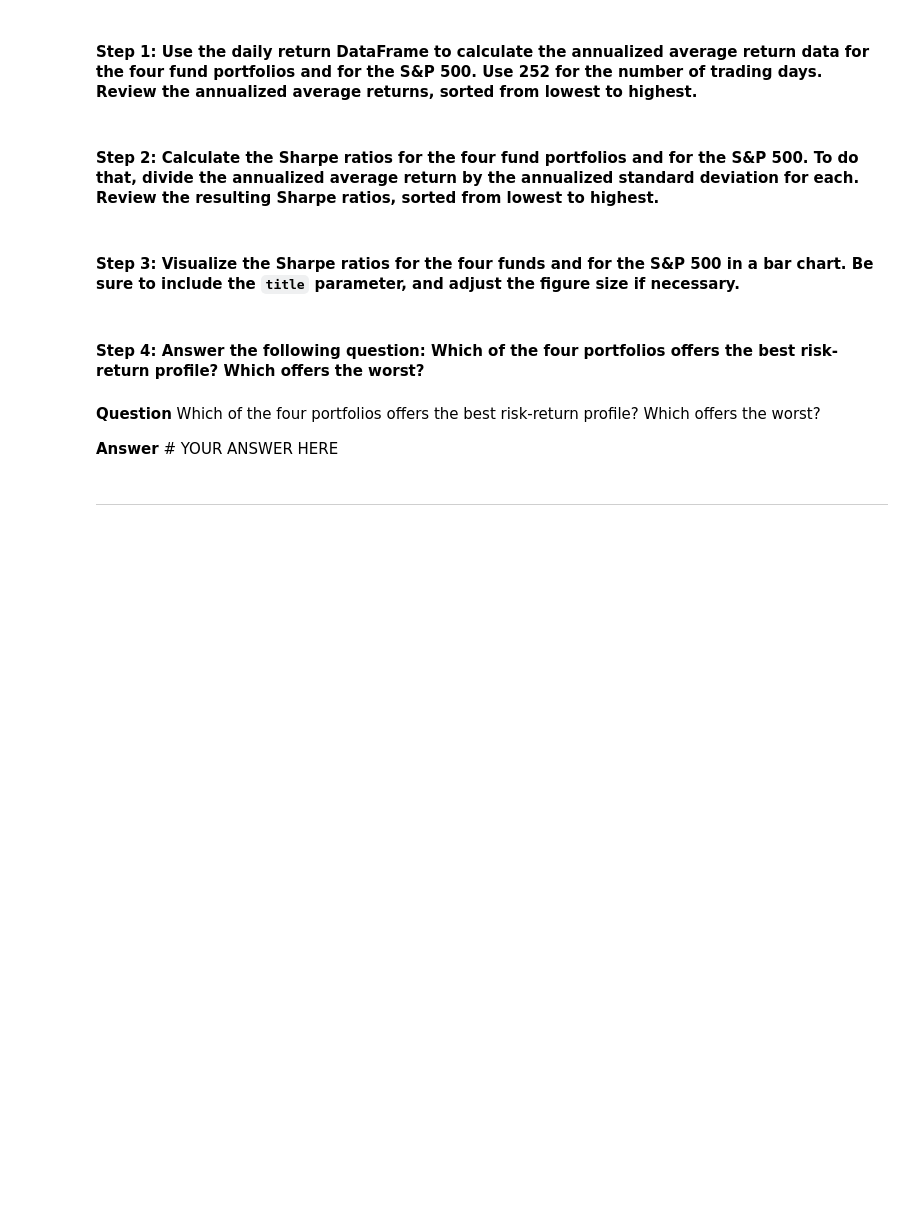
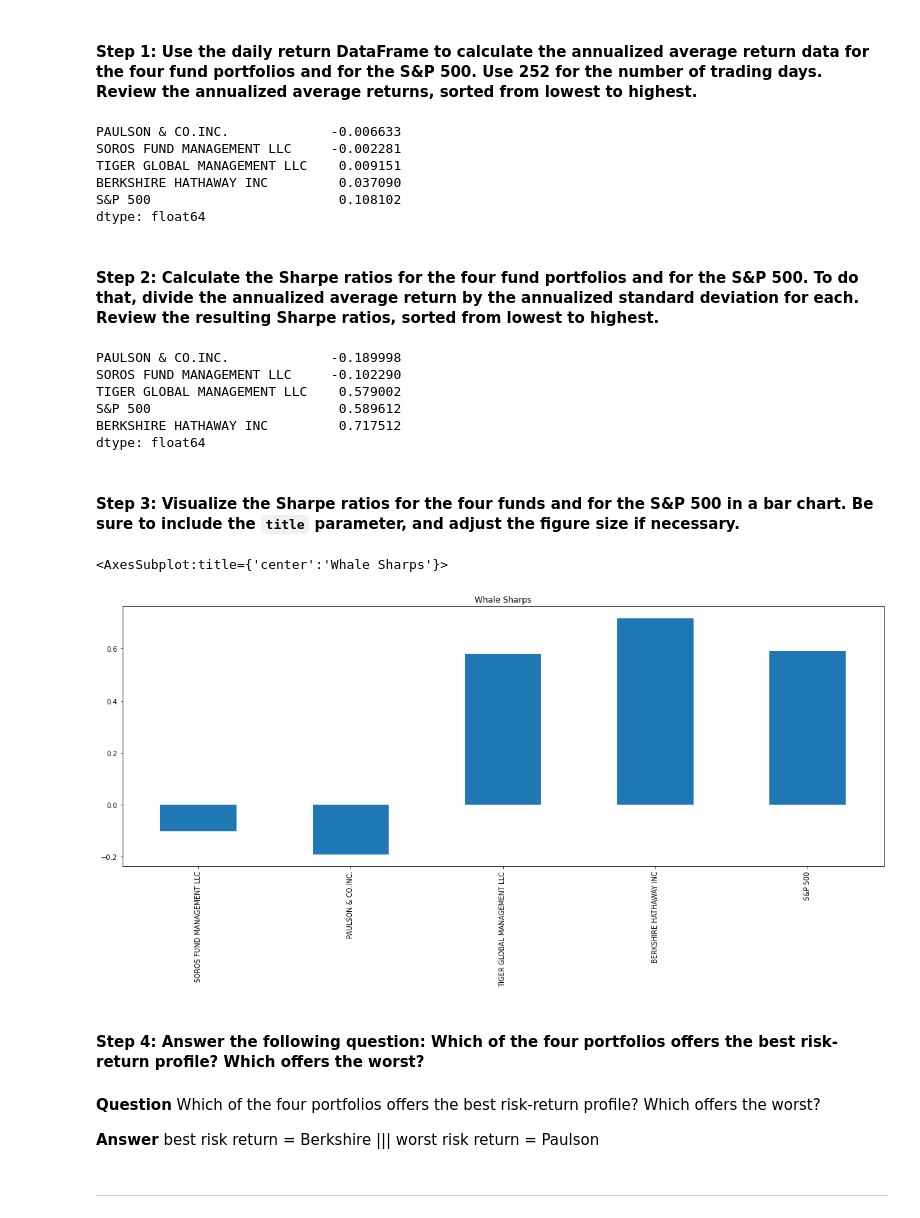
Before and after one commit to mmarovich/risk_and_return_app, a Jupyter notebook: risk_return_analysis.ipynb, the cells around one changed output. Saved outputs shown, nothing was run; the diff lists cells and outputs as text; code cells hidden in the pictures; blank space fills up the shorter version.

Commit message:
analysing risk-return

```diff
--- a/risk_return_analysis.ipynb
+++ b/risk_return_analysis.ipynb
@@ -363,25 +363,46 @@ To determine the overall risk of an asset or portfolio, quantitative analysts an
 # Calculate the annual average return data for the for fund portfolios and the S&P 500
 # Use 252 as the number of trading days in the year
 # Review the annual average returns sorted from lowest to highest
-# YOUR CODE HERE
+whales_annual_returns = whales_daily_returns.mean() * 252
+
+whales_annual_returns.sort_values()
+# %% [output]
+PAULSON & CO.INC.             -0.006633
+SOROS FUND MANAGEMENT LLC     -0.002281
+TIGER GLOBAL MANAGEMENT LLC    0.009151
+BERKSHIRE HATHAWAY INC         0.037090
+S&P 500                        0.108102
+dtype: float64
 # %% [markdown]
 #### Step 2: Calculate the Sharpe ratios for the four fund portfolios and for the S&P 500. To do that, divide the annualized average return by the annualized standard deviation for each. Review the resulting Sharpe ratios, sorted from lowest to highest.
 # %%
 # Calculate the annualized Sharpe Ratios for each of the 4 portfolios and the S&P 500.
 # Review the Sharpe ratios sorted lowest to highest
-# YOUR CODE HERE
+whales_sharpe = whales_annual_returns / annual_std
+
+whales_sharpe.sort_values()
+# %% [output]
+PAULSON & CO.INC.             -0.189998
+SOROS FUND MANAGEMENT LLC     -0.102290
+TIGER GLOBAL MANAGEMENT LLC    0.579002
+S&P 500                        0.589612
+BERKSHIRE HATHAWAY INC         0.717512
+dtype: float64
 # %% [markdown]
 #### Step 3: Visualize the Sharpe ratios for the four funds and for the S&P 500 in a bar chart. Be sure to include the `title` parameter, and adjust the figure size if necessary.
 # %%
 # Visualize the Sharpe ratios as a bar chart
 # Include a title parameter and adjust the figure size
-# YOUR CODE HERE
+whales_sharpe.plot(kind="bar", figsize=(20,7), title="Whale Sharps")
+# %% [output]
+<AxesSubplot:title={'center':'Whale Sharps'}>
+[figure, added]
 # %% [markdown]
 #### Step 4: Answer the following question: Which of the four portfolios offers the best risk-return profile? Which offers the worst?
 # %% [markdown]
 **Question** Which of the four portfolios offers the best risk-return profile? Which offers the worst?
 
-**Answer** # YOUR ANSWER HERE
+**Answer** best risk return = Berkshire ||| worst risk return = Paulson
 # %% [markdown]
 ---
 # %% [markdown]
```
